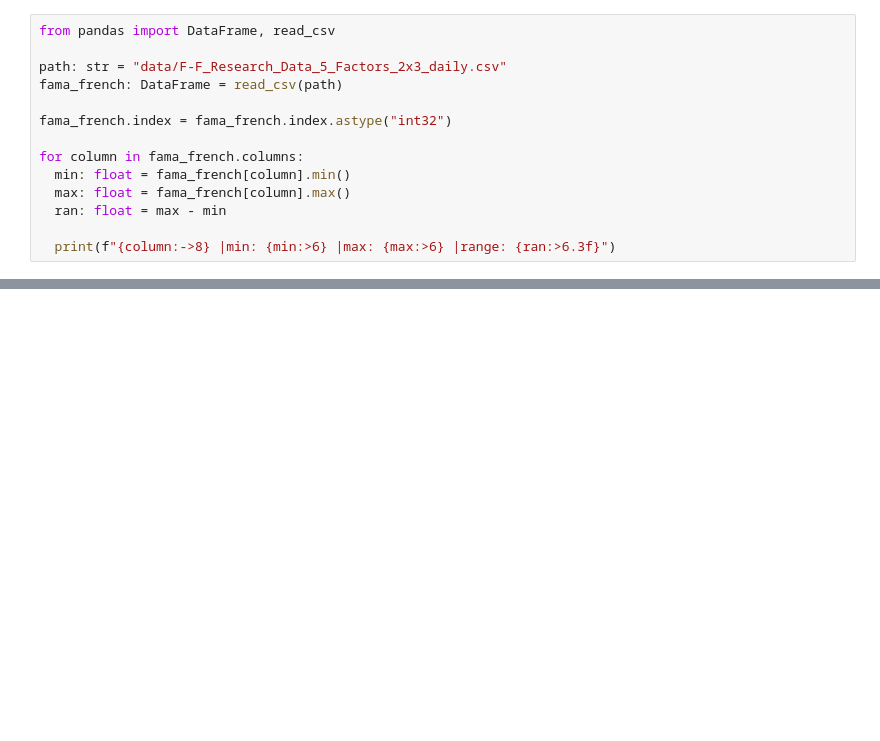
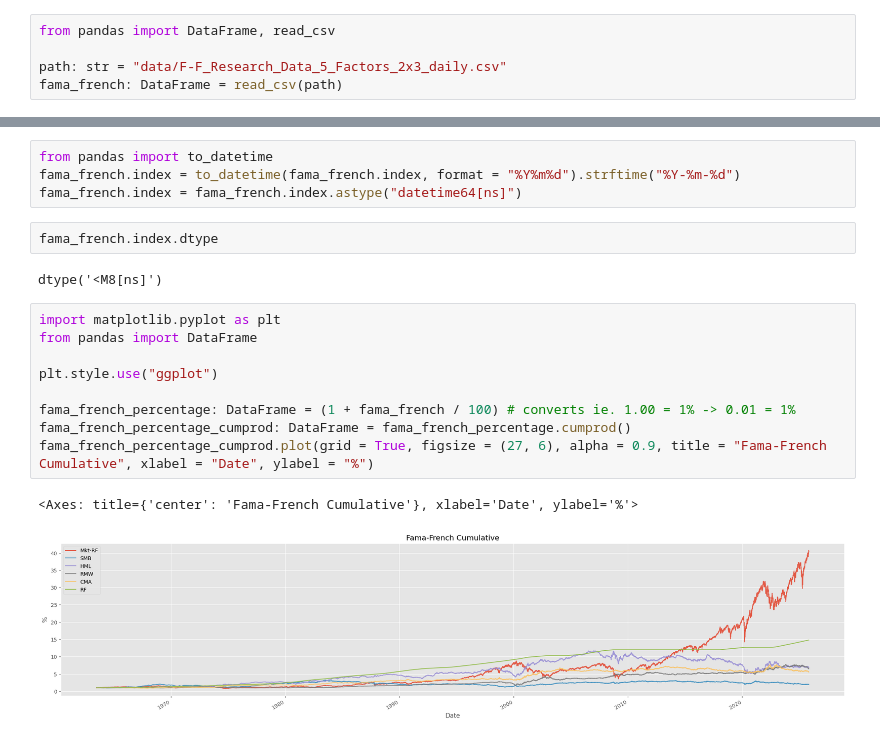
Before and after one commit to FoxParadeAFK/Fama-French, a Jupyter notebook: notebooks/fama_french.ipynb, the cells around one changed output, grey strips where cells are left out. Cells and saved outputs as stored; diff of their text form; blank space fills up the shorter version.

Commit message:
Changed fama french notebook neatness + really bad t stat

```diff
--- a/notebooks/fama_french.ipynb
+++ b/notebooks/fama_french.ipynb
@@ -9,12 +33,3 @@ from pandas import DataFrame, read_csv
 
 path: str = "data/F-F_Research_Data_5_Factors_2x3_daily.csv"
 fama_french: DataFrame = read_csv(path)
-
-fama_french.index = fama_french.index.astype("int32")
-
-for column in fama_french.columns:
-  min: float = fama_french[column].min()
-  max: float = fama_french[column].max()
-  ran: float = max - min
-
-  print(f"{column:->8} |min: {min:>6} |max: {max:>6} |range: {ran:>6.3f}")
@@ -37,0 +75,20 @@ returns.dropna(inplace = True)
+# %%
+from pandas import to_datetime
+fama_french.index = to_datetime(fama_french.index, format = "%Y%m%d").strftime("%Y-%m-%d")
+fama_french.index = fama_french.index.astype("datetime64[ns]")
+# %%
+fama_french.index.dtype
+# %% [output]
+dtype('<M8[ns]')
+# %%
+import matplotlib.pyplot as plt
+from pandas import DataFrame
+
+plt.style.use("ggplot")
+
+fama_french_percentage: DataFrame = (1 + fama_french / 100) # converts ie. 1.00 = 1% -> 0.01 = 1%
+fama_french_percentage_cumprod: DataFrame = fama_french_percentage.cumprod()
+fama_french_percentage_cumprod.plot(grid = True, figsize = (27, 6), alpha = 0.9, title = "Fama-French Cumulative", xlabel = "Date", ylabel = "%")
+# %% [output]
+<Axes: title={'center': 'Fama-French Cumulative'}, xlabel='Date', ylabel='%'>
+[figure, added]
```
Also changed, not shown: parts of 56 cells of this notebook, 4 other files.
